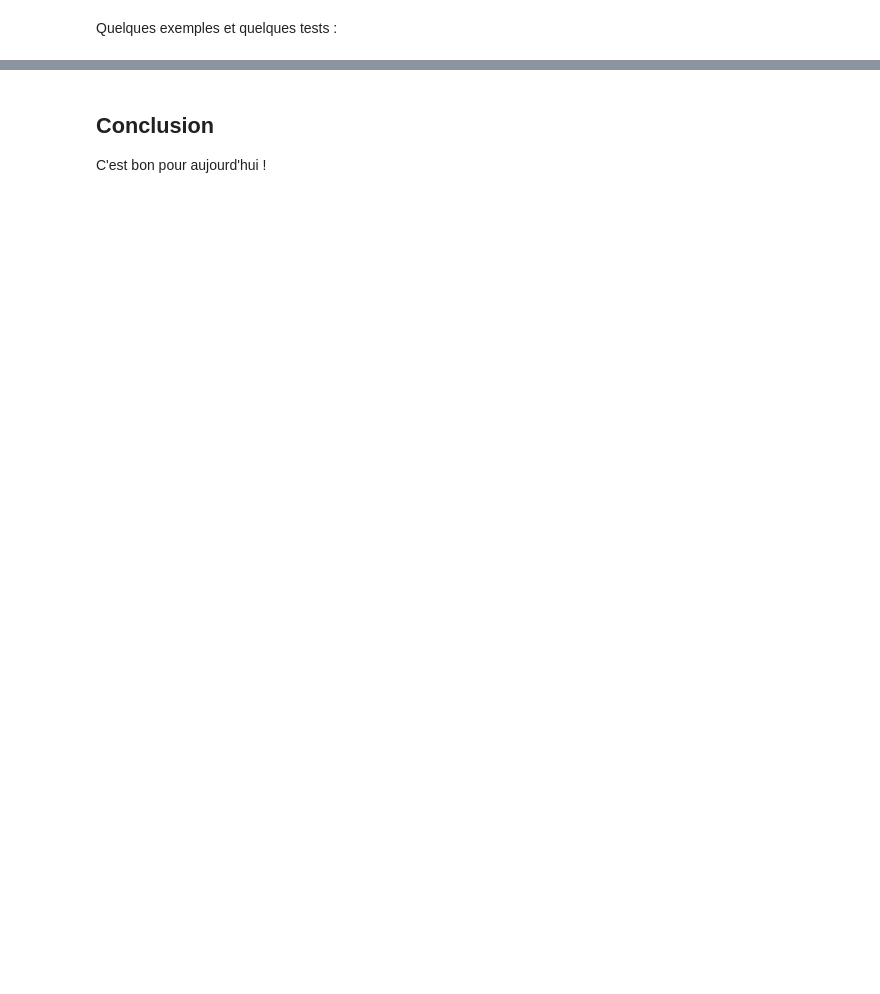
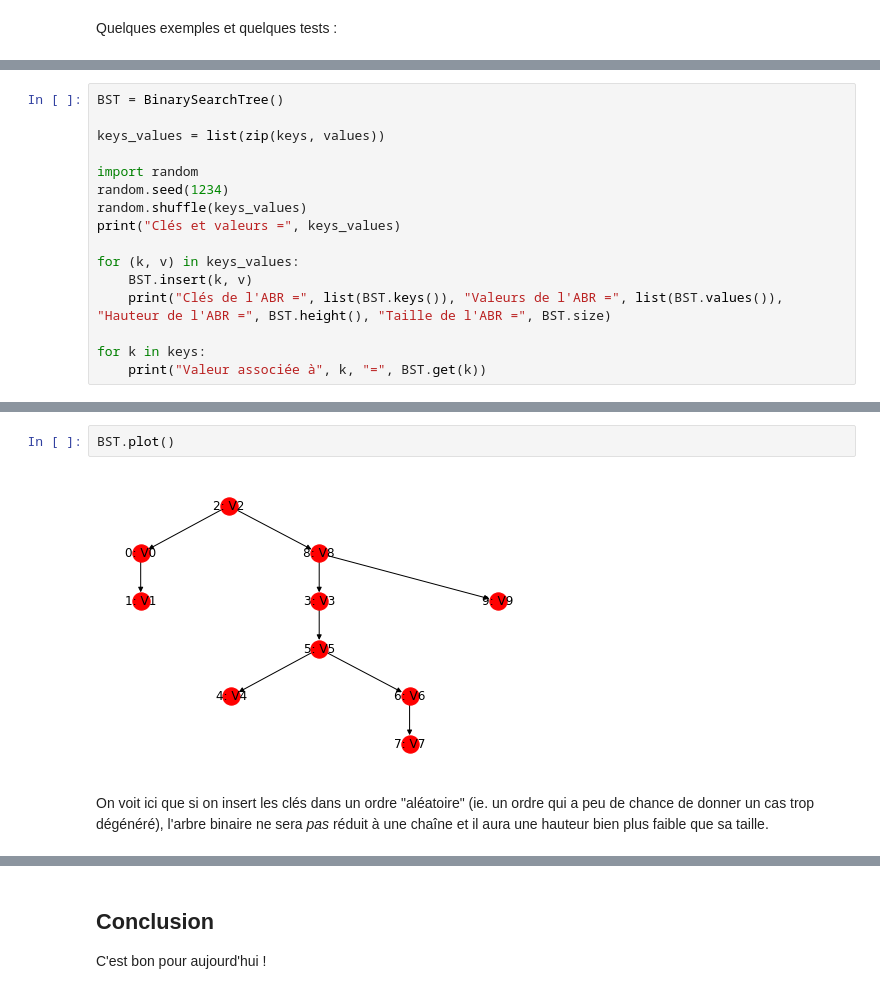
Before and after one commit to Naereen/ALGO1-Info1-2019, a Jupyter notebook: CoursMagistral_2.ipynb, the cells around one changed output, grey strips where cells are left out. Saved outputs shown, nothing was run; the diff lists cells and outputs as text; blank space fills up the shorter version.

```diff
--- a/CoursMagistral_2.ipynb
+++ b/CoursMagistral_2.ipynb
@@ -1090,0 +1253,16 @@ Quelques exemples et quelques tests :
+# %%
+BST = BinarySearchTree()
+
+keys_values = list(zip(keys, values))
+
+import random
+random.seed(1234)
+random.shuffle(keys_values)
+print("Clés et valeurs =", keys_values)
+
+for (k, v) in keys_values:
+    BST.insert(k, v)
+    print("Clés de l'ABR =", list(BST.keys()), "Valeurs de l'ABR =", list(BST.values()), "Hauteur de l'ABR =", BST.height(), "Taille de l'ABR =", BST.size)
+
+for k in keys:
+    print("Valeur associée à", k, "=", BST.get(k))
@@ -1090,0 +1287,6 @@ Quelques exemples et quelques tests :
+# %%
+BST.plot()
+# %% [output]
+[figure, added]
+# %% [markdown]
+On voit ici que si on insert les clés dans un ordre "aléatoire" (ie. un ordre qui a peu de chance de donner un cas trop dégénéré), l'arbre binaire ne sera *pas* réduit à une chaîne et il aura une hauteur bien plus faible que sa taille.
```
Also changed, not shown: parts of 33 cells of this notebook, 3 other files.
